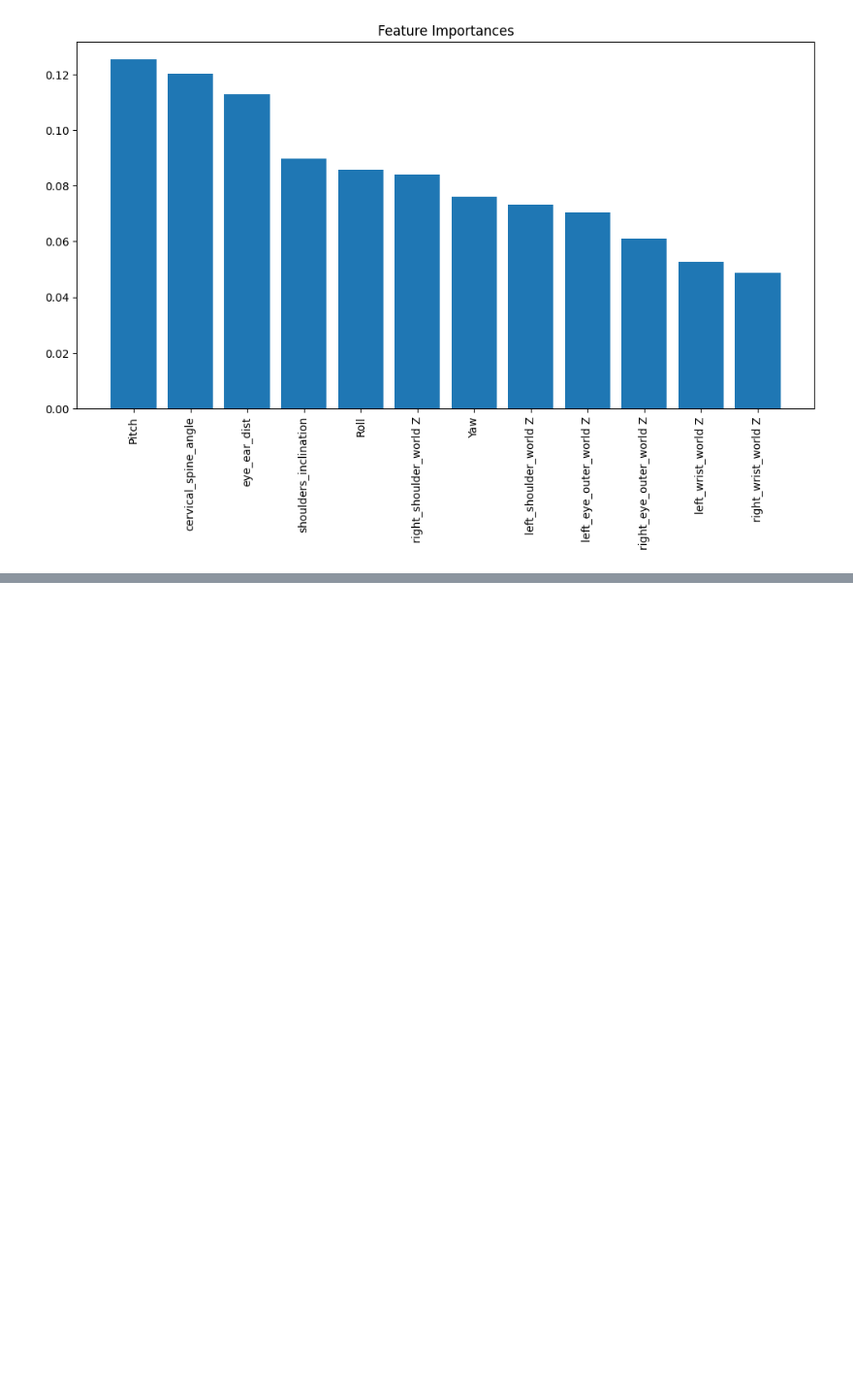
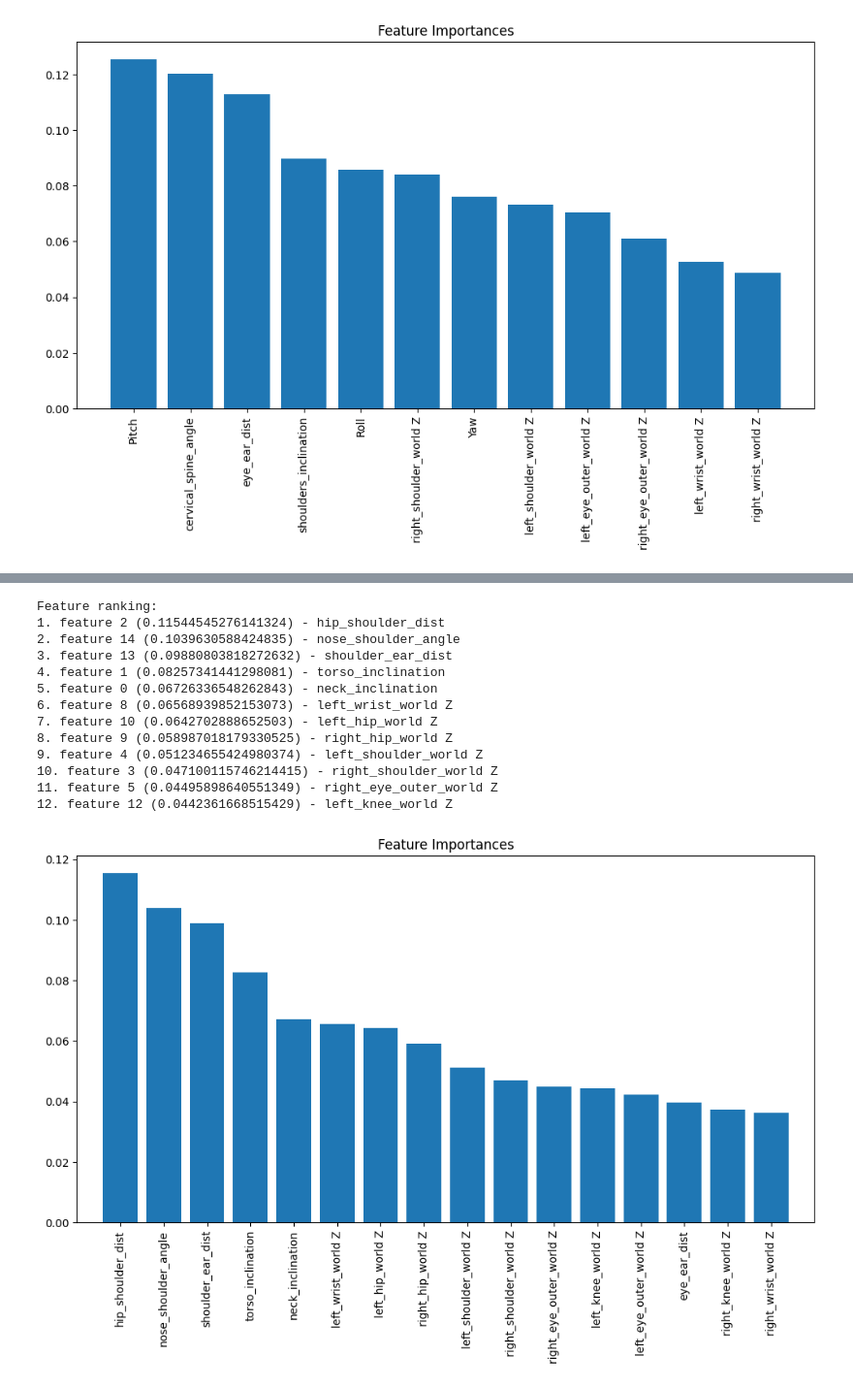
Before and after one commit to FucsikovaTereza/Research_Project, a Jupyter notebook: Random_forest.ipynb, the cells around one changed output, grey strips where cells are left out. Shown at 97% size. Drawn from its saved outputs; the diff is of its cells as text; code cells hidden in the pictures; blank space fills up the shorter version.

```diff
--- a/Random_forest.ipynb
+++ b/Random_forest.ipynb
@@ -141,0 +344,41 @@ Feature ranking:
+# %%
+# Define the feature names
+feature_names = [
+  "neck_inclination", "torso_inclination", "hip_shoulder_dist", "right_shoulder_world Z",
+  "left_shoulder_world Z", "right_eye_outer_world Z", "left_eye_outer_world Z",
+  "right_wrist_world Z", "left_wrist_world Z", "right_hip_world Z", "left_hip_world Z",
+  "right_knee_world Z", "left_knee_world Z", "shoulder_ear_dist", "nose_shoulder_angle", "eye_ear_dist"
+]
+
+# Compute feature importances
+feature_importances = rf_model.feature_importances_
+
+# Sort the features by importance
+indices = np.argsort(feature_importances)[::-1]
+
+print("Feature ranking:")
+for f in range(X_train.shape[1]):
+    print(f"{f + 1}. feature {indices[f]} ({feature_importances[indices[f]]}) - {feature_names[indices[f]]}")
+
+# Plot the feature importances
+plt.figure(figsize=(12, 6))
+plt.title("Feature Importances")
+plt.bar(range(M_train.shape[1]), feature_importances[indices], align="center")
+plt.xticks(range(M_train.shape[1]), [feature_names[i] for i in indices], rotation=90)
+plt.xlim([-1, M_train.shape[1]])
+plt.show()
+# %% [output]
+Feature ranking:
+1. feature 2 (0.11544545276141324) - hip_shoulder_dist
+2. feature 14 (0.1039630588424835) - nose_shoulder_angle
+3. feature 13 (0.09880803818272632) - shoulder_ear_dist
+4. feature 1 (0.08257341441298081) - torso_inclination
+5. feature 0 (0.06726336548262843) - neck_inclination
+6. feature 8 (0.06568939852153073) - left_wrist_world Z
+7. feature 10 (0.0642702888652503) - left_hip_world Z
+8. feature 9 (0.058987018179330525) - right_hip_world Z
+9. feature 4 (0.051234655424980374) - left_shoulder_world Z
+10. feature 3 (0.047100115746214415) - right_shoulder_world Z
+11. feature 5 (0.04495898640551349) - right_eye_outer_world Z
+12. feature 12 (0.0442361668515429) - left_knee_world Z
+[figure, added]
```
Also changed, not shown: parts of 6 cells of this notebook.
